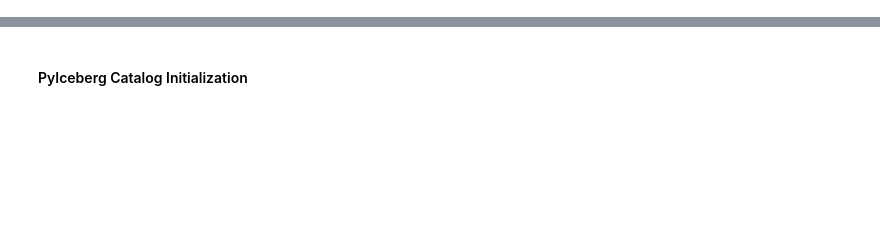
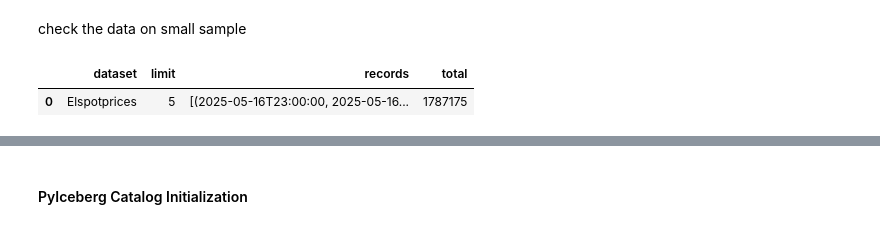
Before and after one commit to matejkratochvil/datalakehouse-iceberg-jdbc, a Jupyter notebook: notebooks/03-pyiceberg.ipynb, the cells around one changed output, grey strips where cells are left out. Drawn from its saved outputs; the diff is of its cells as text; code cells hidden in the pictures; blank space fills up the shorter version.

```diff
--- a/notebooks/03-pyiceberg.ipynb
+++ b/notebooks/03-pyiceberg.ipynb
@@ -0,0 +70,2 @@
+# %% [markdown]
+check the data on small sample
@@ -0,0 +74,5 @@
+# %%
+df5.toPandas()
+# %% [output]
+|  | dataset | limit | records | total |
+| 0 | Elspotprices | 5 | [(2025-05-16T23:00:00, 2025-05-16... | 1787175 |
```
Also changed, not shown: parts of 51 cells of this notebook, 13 other files.
